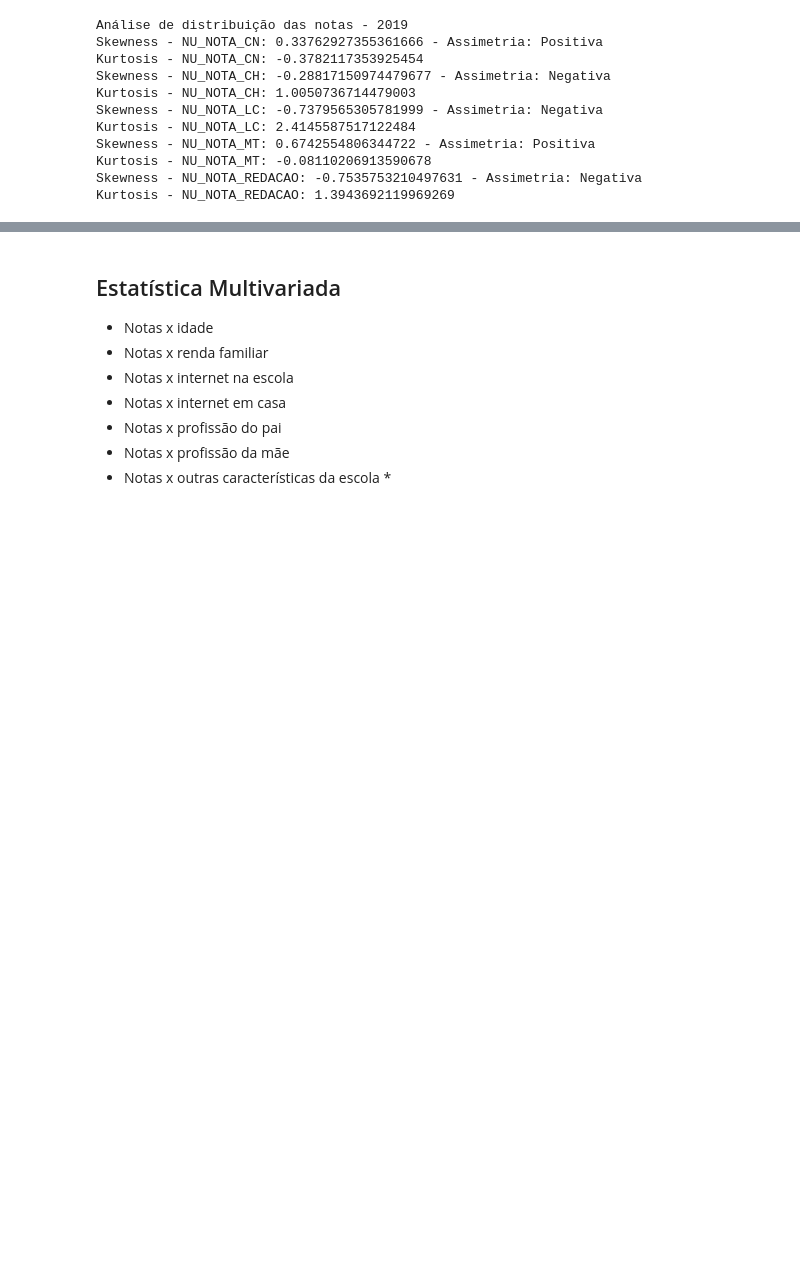
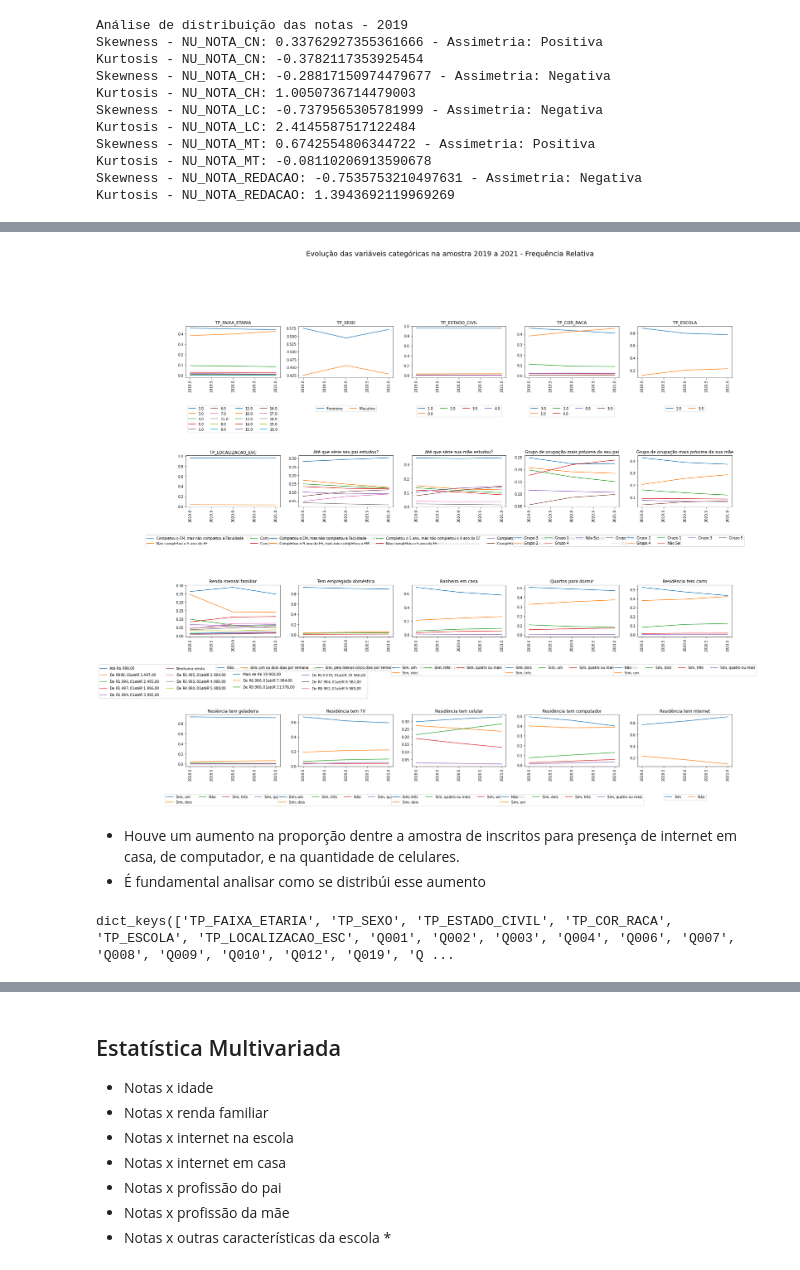
Before and after one commit to JV-Nunes/Relatorio-Conectividade, a Jupyter notebook: Analise/EDA/Enem.ipynb, the cells around one changed output, grey strips where cells are left out. Cells and saved outputs as stored; diff of their text form; code cells hidden in the pictures; blank space fills up the shorter version.

```diff
--- a/Analise/EDA/Enem.ipynb
+++ b/Analise/EDA/Enem.ipynb
@@ -124,0 +173,14 @@ for i in enumerate(categorical_cols):
+# %%
+plt.figure(figsize=(28,30))
+plt.subplots_adjust(hspace=1.5)
+for i in enumerate(categorical_labels):
+    plt.subplot(5, 5, i[0]+1)
+    show_evolution(serie_norm, i[1])
+
+plt.suptitle('Evolução das variáveis categóricas na amostra 2019 a 2021 - Frequência Relativa', fontsize=20)
+plt.show()
+# %% [output]
+[figure, added]
+# %% [markdown]
+- Houve um aumento na proporção dentre a amostra de inscritos para presença de internet em casa, de computador, e na quantidade de celulares.
+- É fundamental analisar como se distribúi esse aumento
@@ -124,0 +190,4 @@ for i in enumerate(categorical_cols):
+# %%
+categorical_labels.keys()
+# %% [output]
+dict_keys(['TP_FAIXA_ETARIA', 'TP_SEXO', 'TP_ESTADO_CIVIL', 'TP_COR_RACA', 'TP_ESCOLA', 'TP_LOCALIZACAO_ESC', 'Q001', 'Q002', 'Q003', 'Q004', 'Q006', 'Q007', 'Q008', 'Q009', 'Q010', 'Q012', 'Q019', 'Q ...
```
Also changed, not shown: parts of 18 cells of this notebook, 2 other files.
